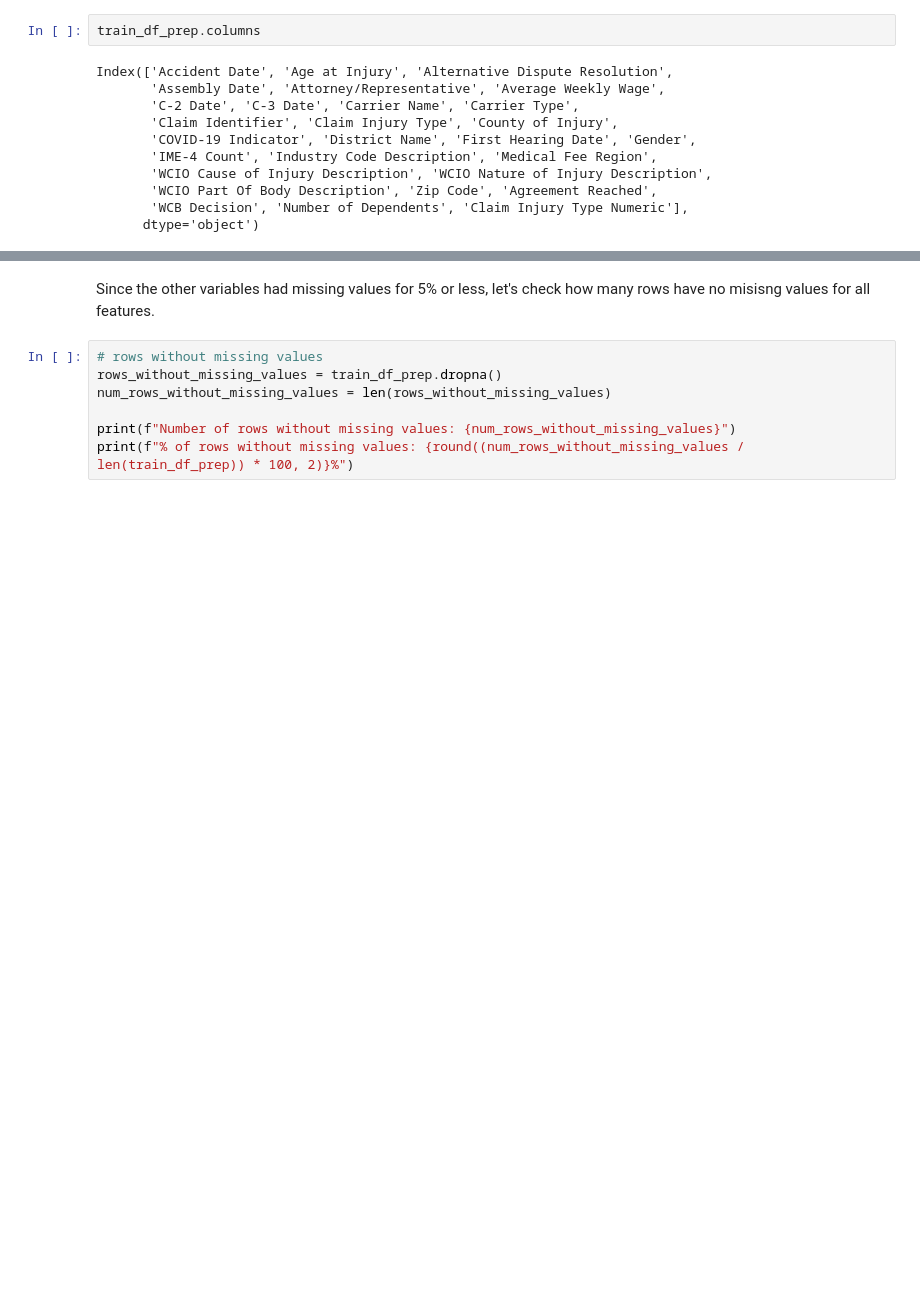
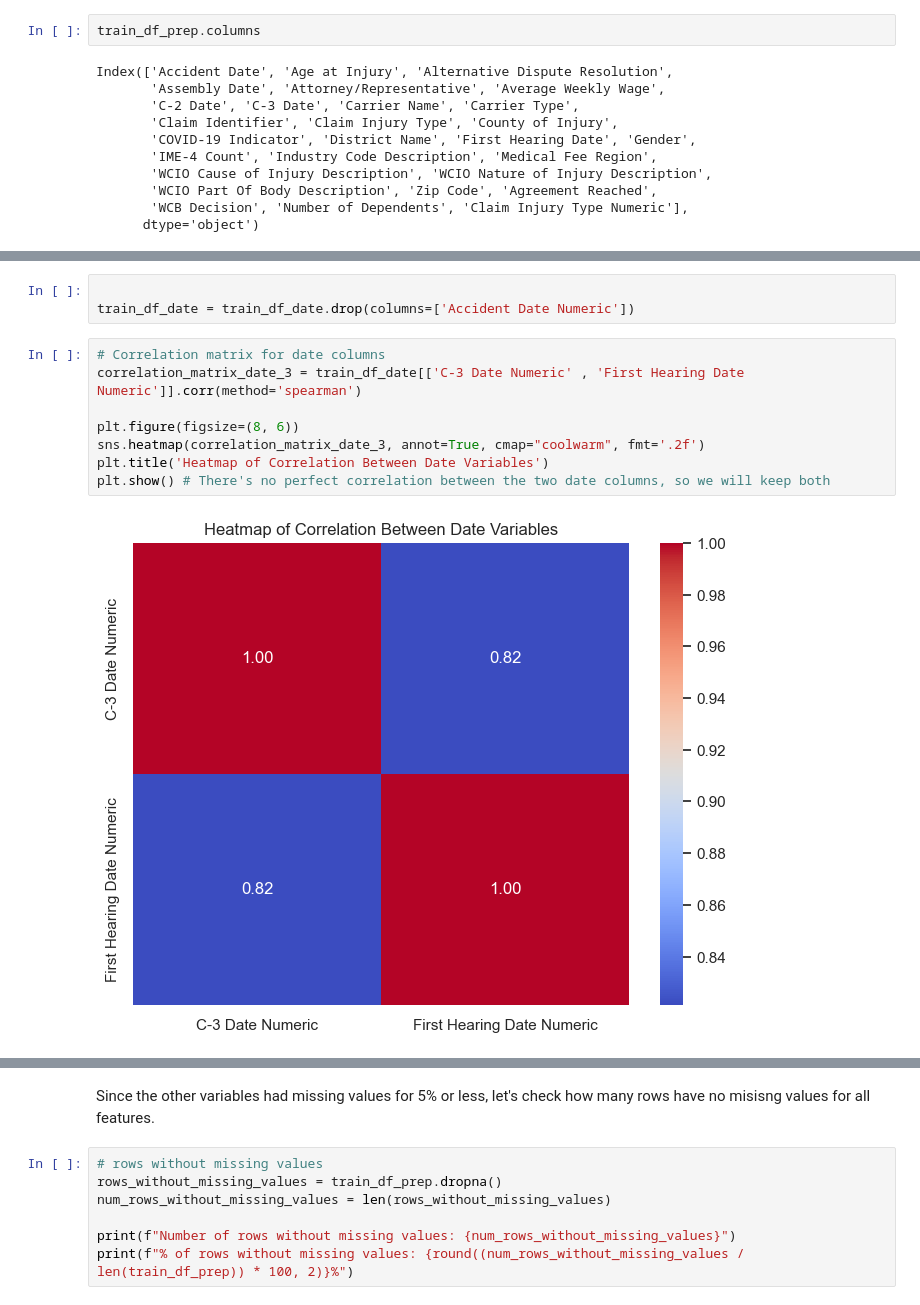
Before and after one commit to LenaHermann/ML_Project_Group52, a Jupyter notebook: Homework_Group52.ipynb, the cells around one changed output, grey strips where cells are left out. Drawn from its saved outputs; the diff is of its cells as text; blank space fills up the shorter version.

```diff
--- a/Homework_Group52.ipynb
+++ b/Homework_Group52.ipynb
@@ -1144,0 +1188,13 @@ train_df_prep = train_df_prep.drop(columns=['First Hearing Date', 'C-3 Date', 'I
+# %%
+
+train_df_date = train_df_date.drop(columns=['Accident Date Numeric'])
+# %%
+# Correlation matrix for date columns
+correlation_matrix_date_3 = train_df_date[['C-3 Date Numeric' , 'First Hearing Date Numeric']].corr(method='spearman')
+
+plt.figure(figsize=(8, 6))
+sns.heatmap(correlation_matrix_date_3, annot=True, cmap="coolwarm", fmt='.2f')
+plt.title('Heatmap of Correlation Between Date Variables')
+plt.show() # There's no perfect correlation between the two date columns, so we will keep both
+# %% [output]
+[figure, added]
```
Also changed, not shown: parts of 22 cells of this notebook.
